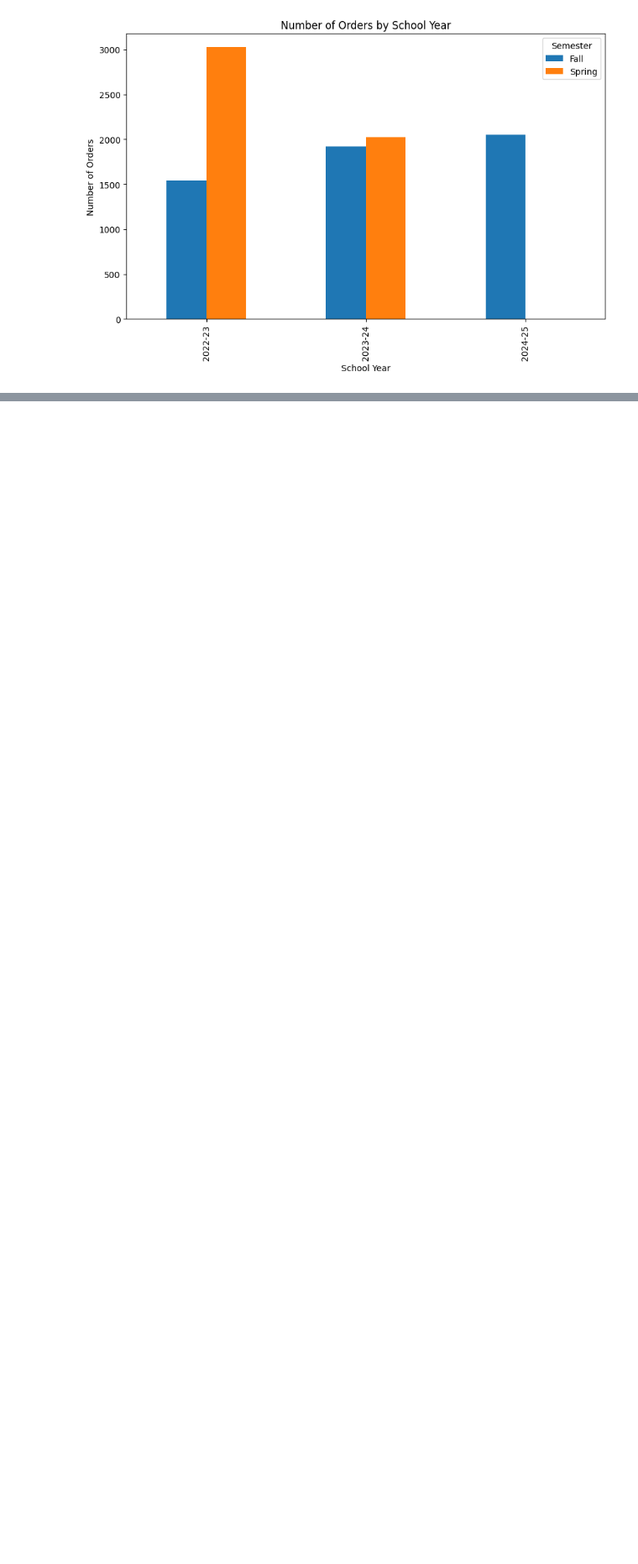
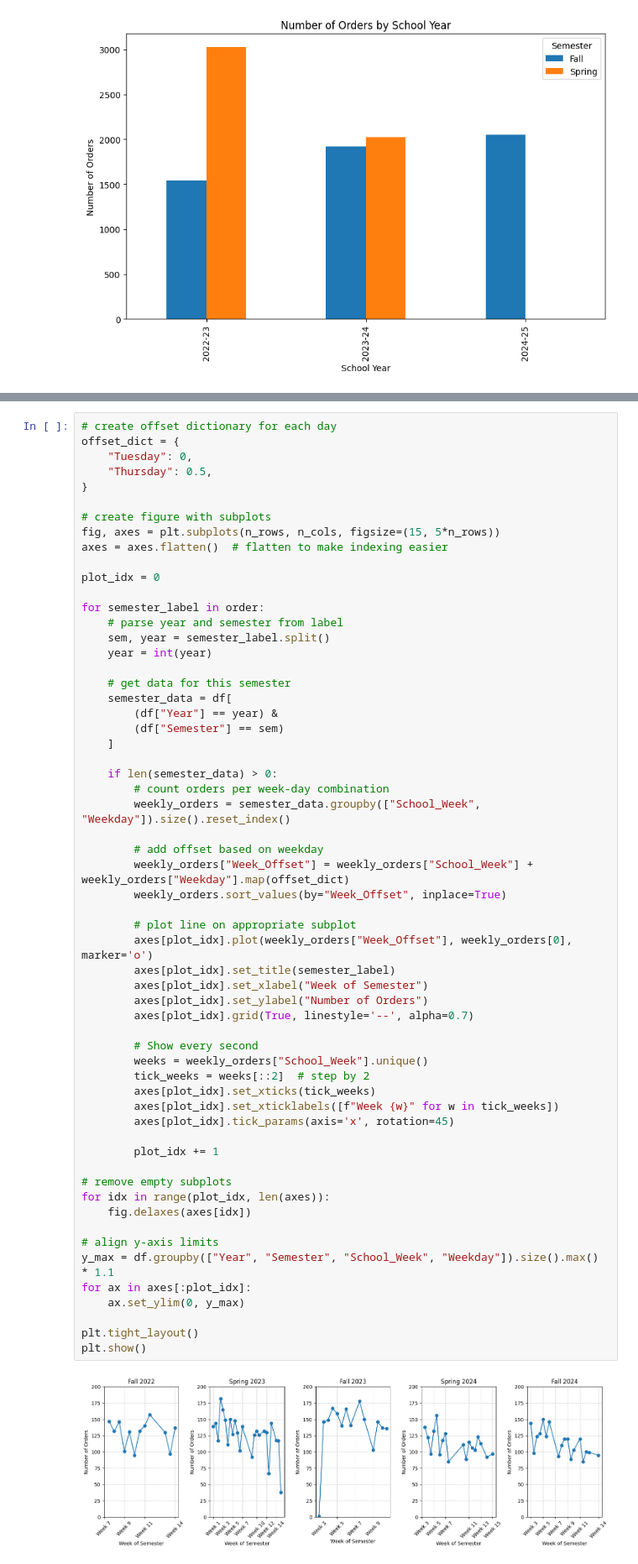
Before and after one commit to swangtree/milk_and_honey_prep_forecast, a Jupyter notebook: data_exploration.ipynb, the cells around one changed output, grey strips where cells are left out. Shown at 84% size. Saved outputs shown, nothing was run; the diff lists cells and outputs as text; blank space fills up the shorter version.

```diff
--- a/data_exploration.ipynb
+++ b/data_exploration.ipynb
@@ -83,0 +181,61 @@ Let's visualize the shape of orders for each of the 5 semesters with weeks on th
+# %%
+# create offset dictionary for each day
+offset_dict = {
+    "Tuesday": 0,
+    "Thursday": 0.5,
+}
+
+# create figure with subplots
+fig, axes = plt.subplots(n_rows, n_cols, figsize=(15, 5*n_rows))
+axes = axes.flatten()  # flatten to make indexing easier
+
+plot_idx = 0
+
+for semester_label in order:
+    # parse year and semester from label
+    sem, year = semester_label.split()
+    year = int(year)
+
+    # get data for this semester
+    semester_data = df[
+        (df["Year"] == year) &
+        (df["Semester"] == sem)
+    ]
+
+    if len(semester_data) > 0:
+        # count orders per week-day combination
+        weekly_orders = semester_data.groupby(["School_Week", "Weekday"]).size().reset_index()
+
+        # add offset based on weekday
+        weekly_orders["Week_Offset"] = weekly_orders["School_Week"] + weekly_orders["Weekday"].map(offset_dict)
+        weekly_orders.sort_values(by="Week_Offset", inplace=True)
+
+        # plot line on appropriate subplot
+        axes[plot_idx].plot(weekly_orders["Week_Offset"], weekly_orders[0], marker='o')
+        axes[plot_idx].set_title(semester_label)
+        axes[plot_idx].set_xlabel("Week of Semester")
+        axes[plot_idx].set_ylabel("Number of Orders")
+        axes[plot_idx].grid(True, linestyle='--', alpha=0.7)
+
+        # Show every second
+        weeks = weekly_orders["School_Week"].unique()
+        tick_weeks = weeks[::2]  # step by 2
+        axes[plot_idx].set_xticks(tick_weeks)
+        axes[plot_idx].set_xticklabels([f"Week {w}" for w in tick_weeks])
+        axes[plot_idx].tick_params(axis='x', rotation=45)
+
+        plot_idx += 1
+
+# remove empty subplots
+for idx in range(plot_idx, len(axes)):
+    fig.delaxes(axes[idx])
+
+# align y-axis limits
+y_max = df.groupby(["Year", "Semester", "School_Week", "Weekday"]).size().max() * 1.1
+for ax in axes[:plot_idx]:
+    ax.set_ylim(0, y_max)
+
+plt.tight_layout()
+plt.show()
+# %% [output]
+[figure, added]
```
Also changed, not shown: parts of 11 cells of this notebook, 1 other file.
